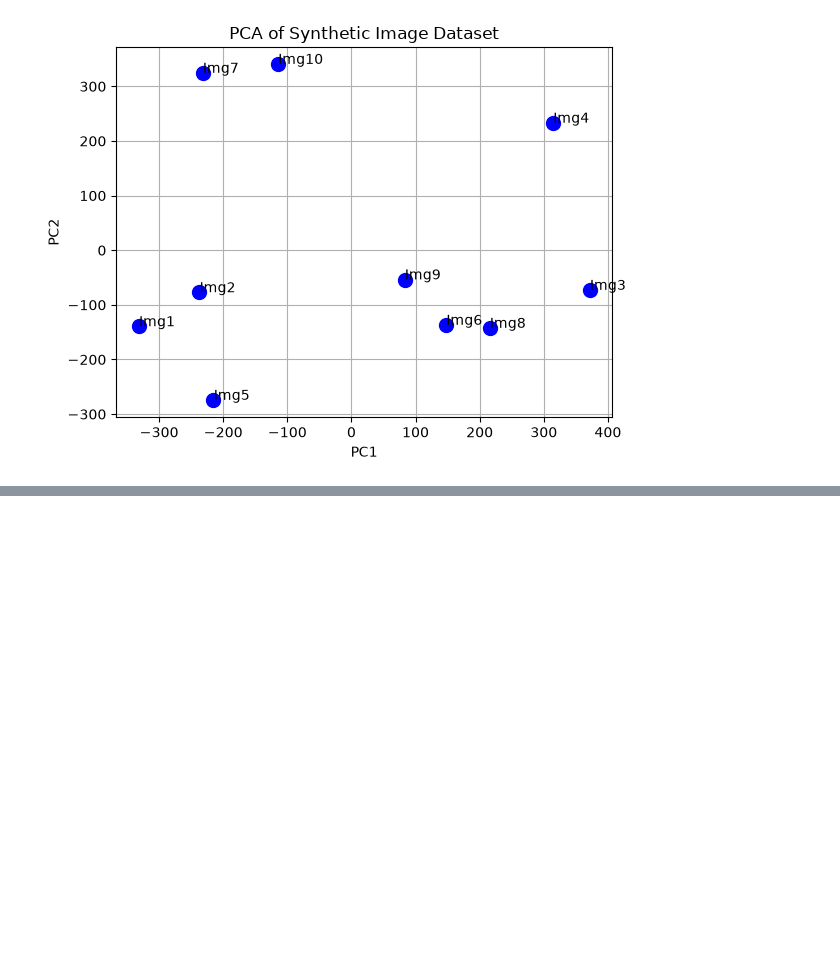
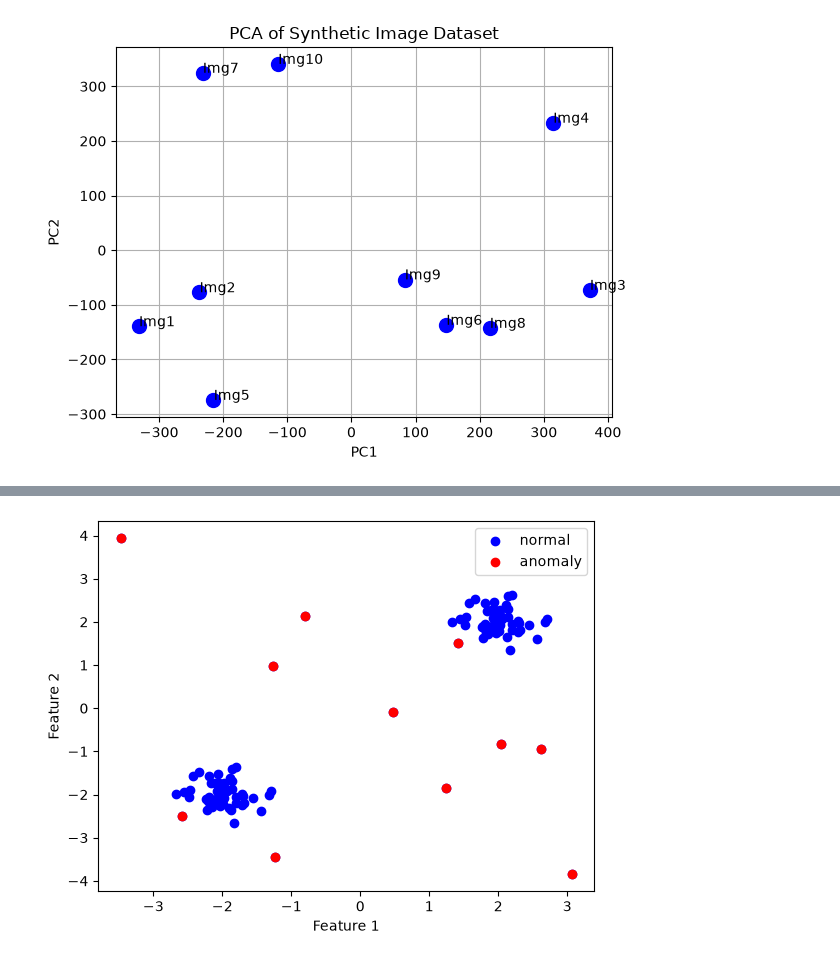
Before and after one commit to K1ngHandy/CSC365, a Jupyter notebook: Week6/09-29.ipynb, the cells around one changed output, grey strips where cells are left out. Drawn from its saved outputs; the diff is of its cells as text; code cells hidden in the pictures; blank space fills up the shorter version.

Commit message:
anomalies

```diff
--- a/Week6/09-29.ipynb
+++ b/Week6/09-29.ipynb
@@ -272,0 +265,24 @@ Transformed testing shape: (14, 5)
+# %%
+import numpy as np
+import matplotlib.pyplot as plt
+from sklearn.neighbors import NearestNeighbors
+
+X_normal = 0.3 * np.random.randn(50, 2)
+X_normal = np.r_[X_normal + 2, X_normal - 2]
+X_outliers = np.random.uniform(low = -4, high = 4, size = (10, 2))
+X = np.r_[X_normal, X_outliers]
+k = 5
+nbrs = NearestNeighbors(n_neighbors = k)
+nbrs.fit(X)
+distances, _ = nbrs.kneighbors(X)
+avg_distances = distances.mean(axis = 1)
+threshold = np.percentile(avg_distances, 90)
+anomalies = avg_distances > threshold
+plt.scatter(X[:, 0], X[:, 1], c = 'blue', label = 'normal')
+plt.scatter(X[anomalies, 0], X[anomalies, 1], c = 'red', label = 'anomaly')
+plt.xlabel("Feature 1")
+plt.ylabel("Feature 2")
+plt.legend()
+plt.show()
+# %% [output]
+[figure, added]
```
Also changed, not shown: parts of 2 cells of this notebook.
